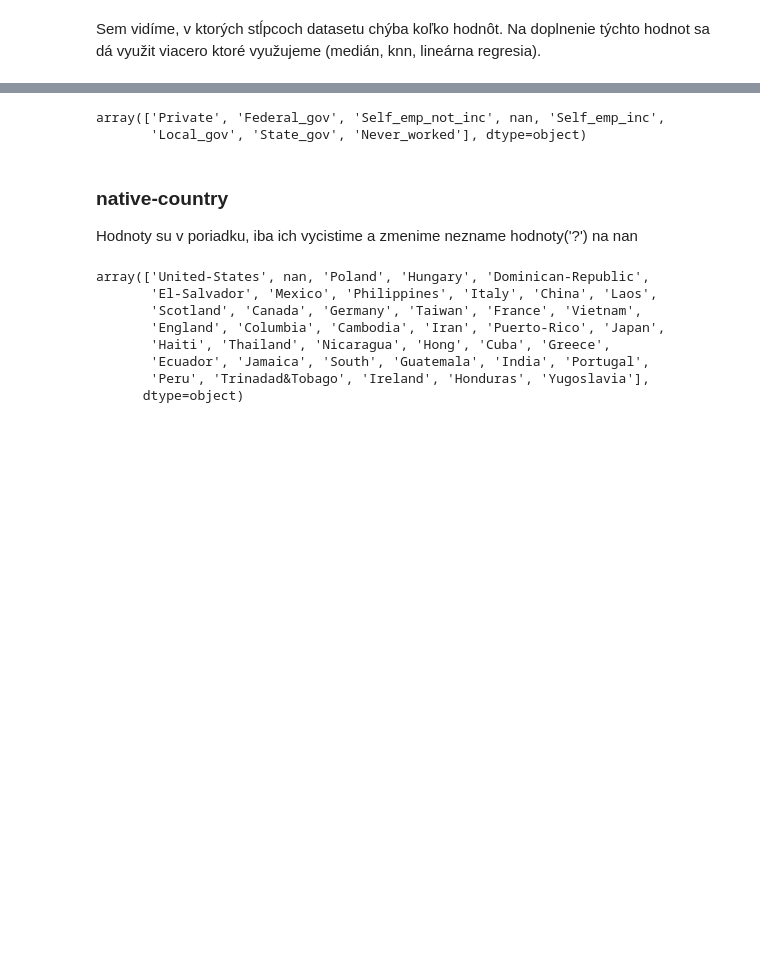
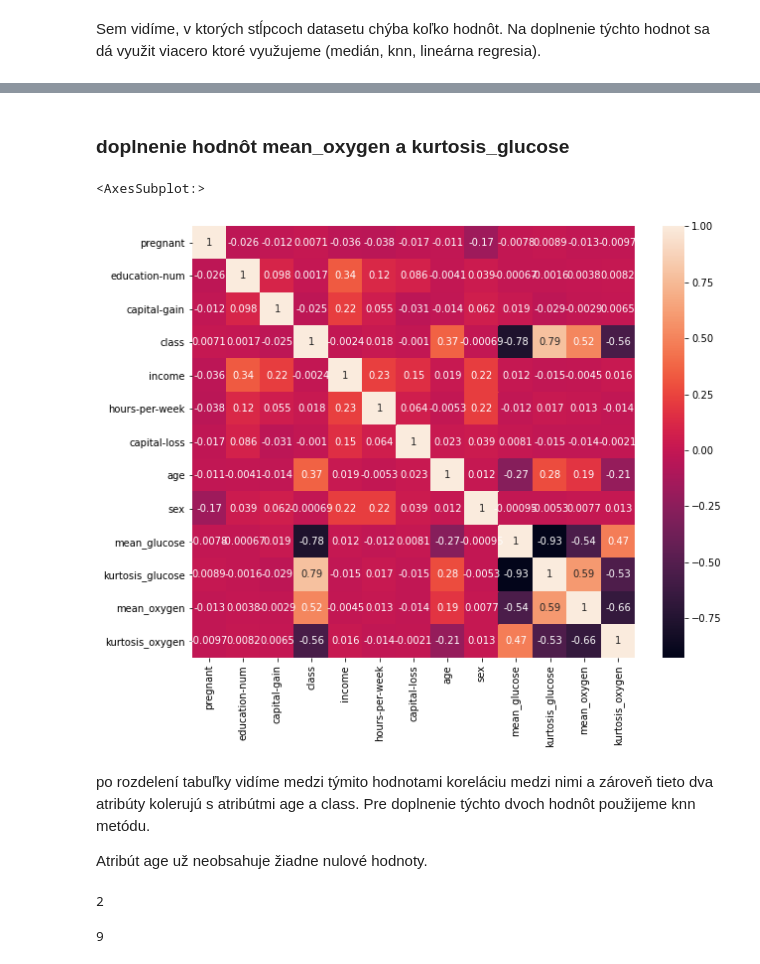
Before and after one commit to SzMatej/IAU_2020-2021, a Jupyter notebook: Project_phase_2.ipynb, the cells around one changed output, grey strips where cells are left out. Drawn from its saved outputs; the diff is of its cells as text; code cells hidden in the pictures; blank space fills up the shorter version.

```diff
--- a/Project_phase_2.ipynb
+++ b/Project_phase_2.ipynb
@@ -254,7 +254,7 @@ Name: date_of_birth, dtype: object
 Tu vidíme, že pri niektorých hodnotách je naozaj nastavený zlý dátum narodenia a to ten istý
 # %%
 median = data[(data.age > 0)].groupby('sex', as_index=False).age.mean()
-data.loc[(data.age < 0), 'age'] = data[data.age < 0].age.map(lambda a: round(median.loc[1, 'age'], 0))
+data.loc[(data.age < 0), 'age'] = data[data.age < 0].age.map(lambda a: round(median.loc[0, 'age'], 0))
 # %%
 data['age'].describe()
 # %% [output]
@@ -360,2 +489,0 @@ print(map)
-# %%
-data.loc[:,'education-num'] = data.education.map(map)
@@ -495,8 +489,0 @@ array(['Prof_specialty', 'Sales', 'Adm_clerical', 'Craft_repair',
-# %%
-data['workclass'].unique()
-# %% [output]
-array(['Private', 'Federal_gov', 'Self_emp_not_inc', nan, 'Self_emp_inc',
-       'Local_gov', 'State_gov', 'Never_worked'], dtype=object)
-# %% [markdown]
-### native-country
-Hodnoty su v poriadku, iba ich vycistime a zmenime nezname hodnoty('?') na nan
@@ -505,11 +490,20 @@ data['native-country'] = data['native-country'].map(sanitize_string)
-# %%
-data['native-country'].unique()
-# %% [output]
-array(['United-States', nan, 'Poland', 'Hungary', 'Dominican-Republic',
-       'El-Salvador', 'Mexico', 'Philippines', 'Italy', 'China', 'Laos',
-       'Scotland', 'Canada', 'Germany', 'Taiwan', 'France', 'Vietnam',
-       'England', 'Columbia', 'Cambodia', 'Iran', 'Puerto-Rico', 'Japan',
-       'Haiti', 'Thailand', 'Nicaragua', 'Hong', 'Cuba', 'Greece',
-       'Ecuador', 'Jamaica', 'South', 'Guatemala', 'India', 'Portugal',
-       'Peru', 'Trinadad&Tobago', 'Ireland', 'Honduras', 'Yugoslavia'],
-      dtype=object)
+# %% [markdown]
+### doplnenie hodnôt mean_oxygen a kurtosis_glucose
+# %%
+fig, ax = plt.subplots(figsize=(10,8))
+sns.heatmap(data.corr(), ax=ax, annot=True)
+# %% [output]
+<AxesSubplot:>
+[figure, added]
+# %% [markdown]
+po rozdelení tabuľky vidíme medzi týmito hodnotami koreláciu medzi nimi a zároveň tieto dva atribúty kolerujú s atribútmi age a class. Pre doplnenie týchto dvoch hodnôt použijeme knn metódu.
+
+Atribút age už neobsahuje žiadne nulové hodnoty.
+# %%
+print(len(data[(data['kurtosis_glucose'].isnull()) & (data['mean_oxygen'].isnull()) & (data['class'].isnull())]))
+# %% [output]
+2
+# %%
+print(len(data[(data['kurtosis_glucose'].isnull()) & (data['mean_oxygen'].isnull())]))
+# %% [output]
+9
```
Also changed, not shown: parts of 90 cells of this notebook.
